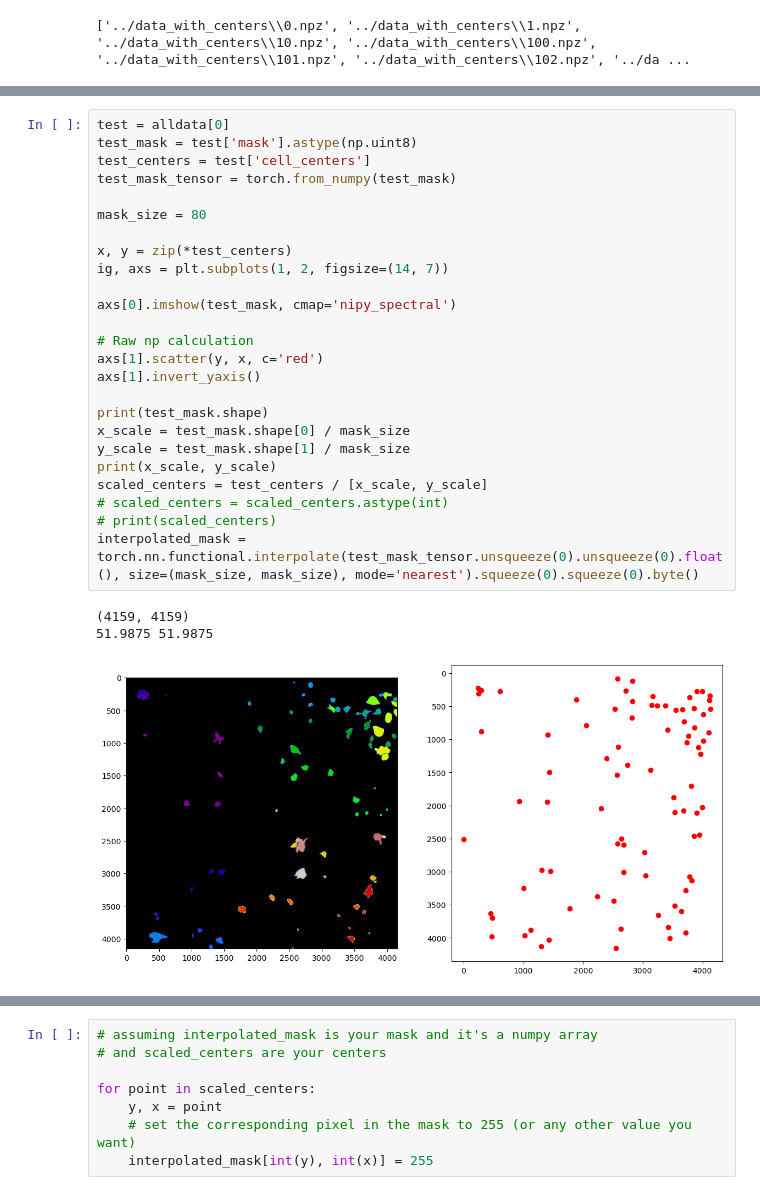
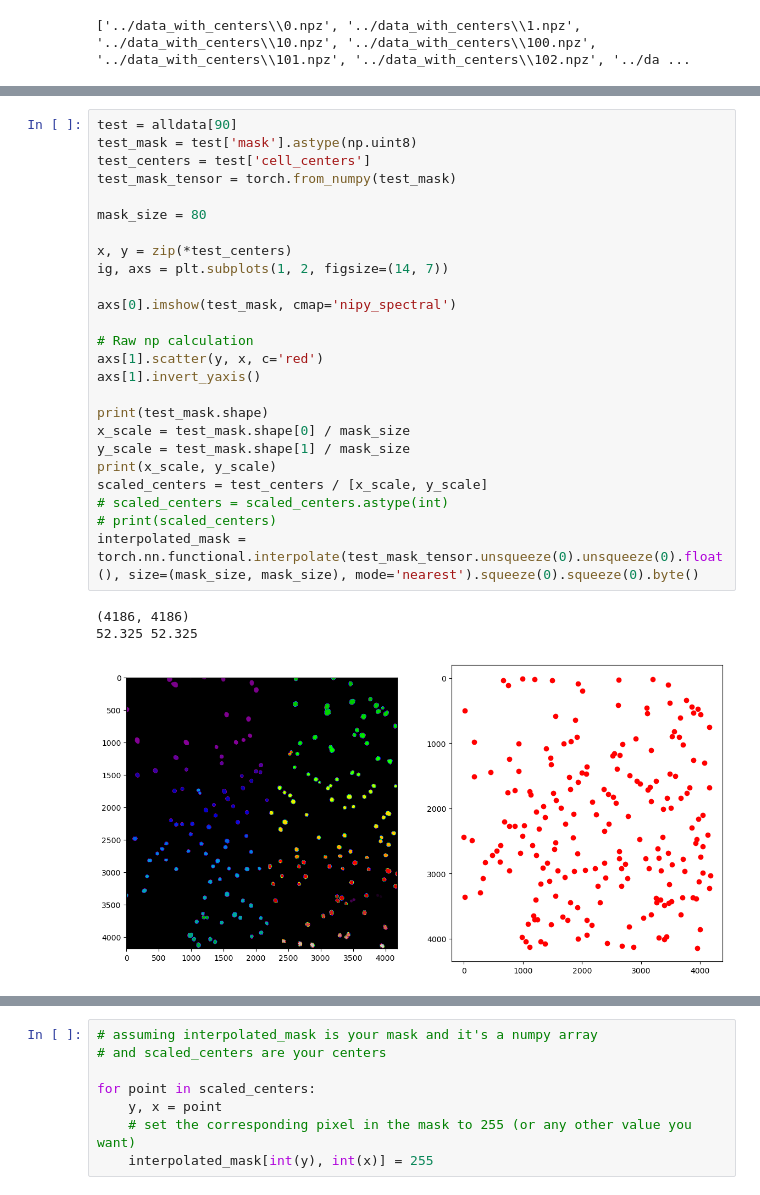
Before and after one commit to wittmajerd/U-Net-and-SRU-Net-segmentation, a Jupyter notebook: datavis/creating_plots.ipynb, the cells around one changed output, grey strips where cells are left out. Drawn from its saved outputs; the diff is of its cells as text.

```diff
--- a/datavis/creating_plots.ipynb
+++ b/datavis/creating_plots.ipynb
@@ -26,32 +96,32 @@ for data in alldata:
 # %%
-test = alldata[0]
+test = alldata[90]
 test_mask = test['mask'].astype(np.uint8)
 test_centers = test['cell_centers']
 test_mask_tensor = torch.from_numpy(test_mask)
 
 mask_size = 80
 
 x, y = zip(*test_centers)
 ig, axs = plt.subplots(1, 2, figsize=(14, 7))
 
 axs[0].imshow(test_mask, cmap='nipy_spectral')
 
 # Raw np calculation
 axs[1].scatter(y, x, c='red')
 axs[1].invert_yaxis()
 
 print(test_mask.shape)
 x_scale = test_mask.shape[0] / mask_size
 y_scale = test_mask.shape[1] / mask_size
 print(x_scale, y_scale)
 scaled_centers = test_centers / [x_scale, y_scale]
 # scaled_centers = scaled_centers.astype(int)
 # print(scaled_centers)
 interpolated_mask = torch.nn.functional.interpolate(test_mask_tensor.unsqueeze(0).unsqueeze(0).float(), size=(mask_size, mask_size), mode='nearest').squeeze(0).squeeze(0).byte()
 # %% [output]
-(4159, 4159)
-51.9875 51.9875
+(4186, 4186)
+52.325 52.325
-[figure, old version]
+[figure, new version]
 # %%
 y = [point[0] for point in scaled_centers]
 x = [point[1] for point in scaled_centers]
```
Also changed, not shown: parts of 6 cells of this notebook, 2 other files.
